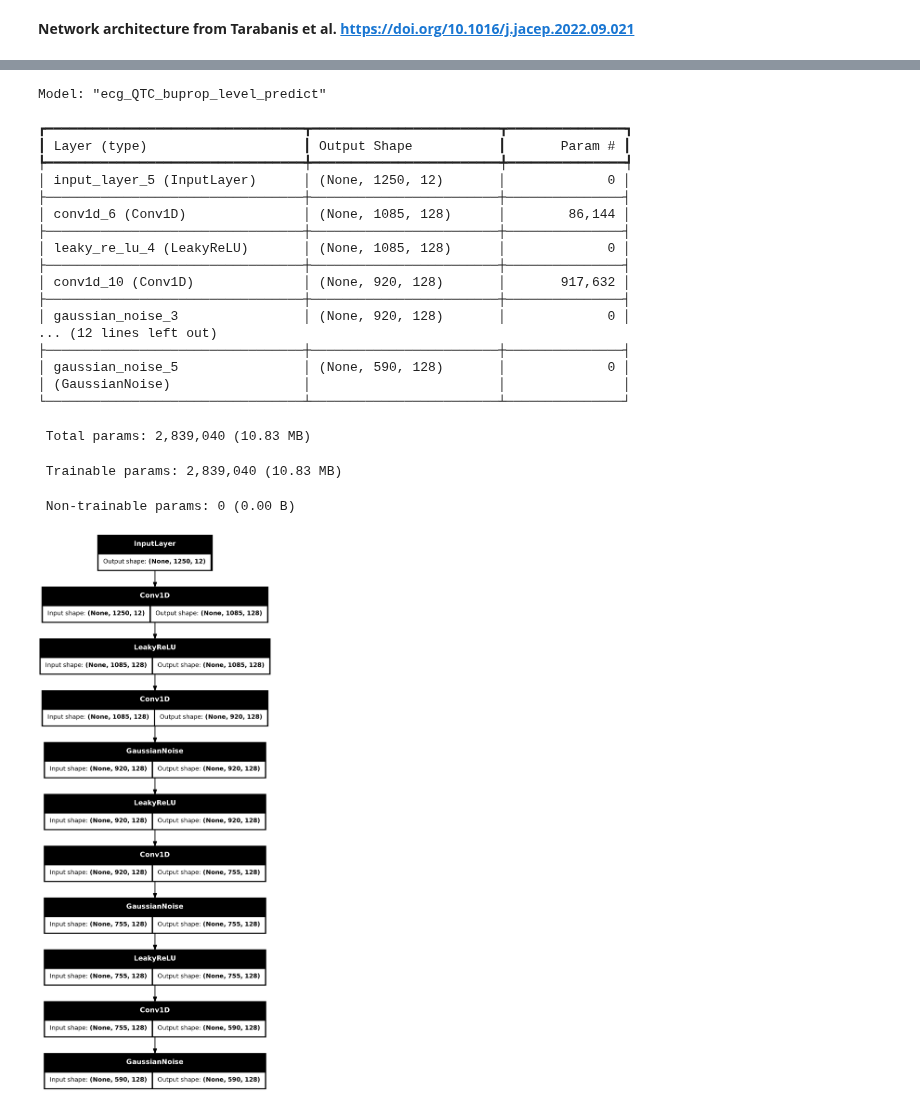
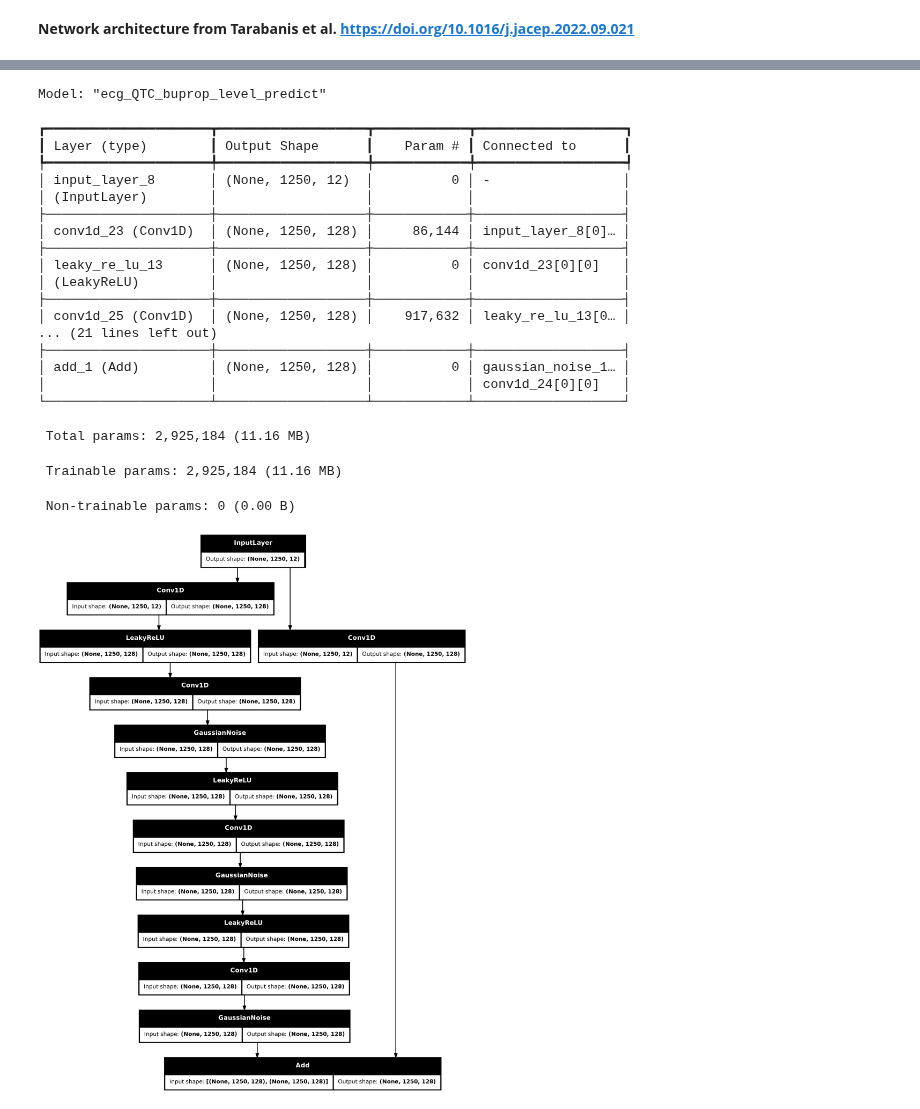
Before and after one commit to rzemla/ECG_pipeline, a Jupyter notebook: qtc_prediction_ML_model.ipynb, the cells around one changed output, grey strips where cells are left out. Drawn from its saved outputs; the diff is of its cells as text; code cells hidden in the pictures.

Commit message:
block 1 w/ residual complete

```diff
--- a/qtc_prediction_ML_model.ipynb
+++ b/qtc_prediction_ML_model.ipynb
@@ -43,7 +36,15 @@ gauss_noise_stdev = 0.0013
 b1_conv1D_1 = Conv1D(
     filters=conv_filter_size,
     kernel_size=conv_kernel_size,
-    dilation_rate=conv_dilation_rate)(ecg_inputs)
+    dilation_rate=conv_dilation_rate,
+    padding='same')(ecg_inputs)
+
+#Block_1_skip - 1D conv (residual)
+b1_conv1D_skip = Conv1D(
+    filters=conv_filter_size,
+    kernel_size=conv_kernel_size,
+    dilation_rate=conv_dilation_rate,
+    padding='same')(ecg_inputs)
 
 #will need to modify function below to autofill hyperparameters later in development
 #act-conv_noise generic reusuable block
@@ -65,7 +66,8 @@ def act_conv_noise(inputs, block_name='ActConvNoise'):
         #convolution
         conv = Conv1D(filters=conv_filter_size,
                     kernel_size=conv_kernel_size,
-                    dilation_rate=conv_dilation_rate)(act)
+                    dilation_rate=conv_dilation_rate,
+                    padding='same')(act)
 
         #noise
         output_layer = GaussianNoise(stddev=gauss_noise_stdev)(conv)
@@ -81,32 +83,38 @@ b1_act_conv_noise_2 = act_conv_noise(b1_conv1D_1, 'block1_2')
 b1_act_conv_noise_3 = act_conv_noise(b1_act_conv_noise_2, 'block1_3')
 #block 1_4
 b1_act_conv_noise_4 = act_conv_noise(b1_act_conv_noise_3, 'block1_4')
+
+#block1_skip identity after 1D conv
+b1_conv1D_skip
+
+#Add transformation and identity
+b1_add = Add()([b1_act_conv_noise_4, b1_conv1D_skip])
 # %%
 #Define the model and plot the model tree
-model = keras.Model(inputs=ecg_inputs, outputs=b1_act_conv_noise_4, name="ecg_QTC_buprop_level_predict")
+model = keras.Model(inputs=ecg_inputs, outputs=b1_add, name="ecg_QTC_buprop_level_predict")
 
 model.summary()
 keras.utils.plot_model(model, "ecg_QTC_buprop_level_predi.png", show_shapes=True)
 # %% [output]
 Model: "ecg_QTC_buprop_level_predict"
-┏━━━━━━━━━━━━━━━━━━━━━━━━━━━━━━━━━┳━━━━━━━━━━━━━━━━━━━━━━━━┳━━━━━━━━━━━━━━━┓
-┃ Layer (type)                    ┃ Output Shape           ┃       Param # ┃
-┡━━━━━━━━━━━━━━━━━━━━━━━━━━━━━━━━━╇━━━━━━━━━━━━━━━━━━━━━━━━╇━━━━━━━━━━━━━━━┩
-│ input_layer_5 (InputLayer)      │ (None, 1250, 12)       │             0 │
-├─────────────────────────────────┼────────────────────────┼───────────────┤
-│ conv1d_6 (Conv1D)               │ (None, 1085, 128)      │        86,144 │
-├─────────────────────────────────┼────────────────────────┼───────────────┤
-│ leaky_re_lu_4 (LeakyReLU)       │ (None, 1085, 128)      │             0 │
-├─────────────────────────────────┼────────────────────────┼───────────────┤
-│ conv1d_10 (Conv1D)              │ (None, 920, 128)       │       917,632 │
-├─────────────────────────────────┼────────────────────────┼───────────────┤
-│ gaussian_noise_3                │ (None, 920, 128)       │             0 │
-... (12 lines left out)
-├─────────────────────────────────┼────────────────────────┼───────────────┤
-│ gaussian_noise_5                │ (None, 590, 128)       │             0 │
-│ (GaussianNoise)                 │                        │               │
-└─────────────────────────────────┴────────────────────────┴───────────────┘
+┏━━━━━━━━━━━━━━━━━━━━━┳━━━━━━━━━━━━━━━━━━━┳━━━━━━━━━━━━┳━━━━━━━━━━━━━━━━━━━┓
+┃ Layer (type)        ┃ Output Shape      ┃    Param # ┃ Connected to      ┃
+┡━━━━━━━━━━━━━━━━━━━━━╇━━━━━━━━━━━━━━━━━━━╇━━━━━━━━━━━━╇━━━━━━━━━━━━━━━━━━━┩
+│ input_layer_8       │ (None, 1250, 12)  │          0 │ -                 │
+│ (InputLayer)        │                   │            │                   │
+├─────────────────────┼───────────────────┼────────────┼───────────────────┤
+│ conv1d_23 (Conv1D)  │ (None, 1250, 128) │     86,144 │ input_layer_8[0]… │
+├─────────────────────┼───────────────────┼────────────┼───────────────────┤
+│ leaky_re_lu_13      │ (None, 1250, 128) │          0 │ conv1d_23[0][0]   │
+│ (LeakyReLU)         │                   │            │                   │
+├─────────────────────┼───────────────────┼────────────┼───────────────────┤
+│ conv1d_25 (Conv1D)  │ (None, 1250, 128) │    917,632 │ leaky_re_lu_13[0… │
+... (21 lines left out)
+├─────────────────────┼───────────────────┼────────────┼───────────────────┤
+│ add_1 (Add)         │ (None, 1250, 128) │          0 │ gaussian_noise_1… │
+│                     │                   │            │ conv1d_24[0][0]   │
+└─────────────────────┴───────────────────┴────────────┴───────────────────┘
- Total params: 2,839,040 (10.83 MB)
+ Total params: 2,925,184 (11.16 MB)
- Trainable params: 2,839,040 (10.83 MB)
+ Trainable params: 2,925,184 (11.16 MB)
  Non-trainable params: 0 (0.00 B)
-[figure, old version]
+[figure, new version]
```
Also changed, not shown: parts of 1 cell of this notebook, 1 other file.
